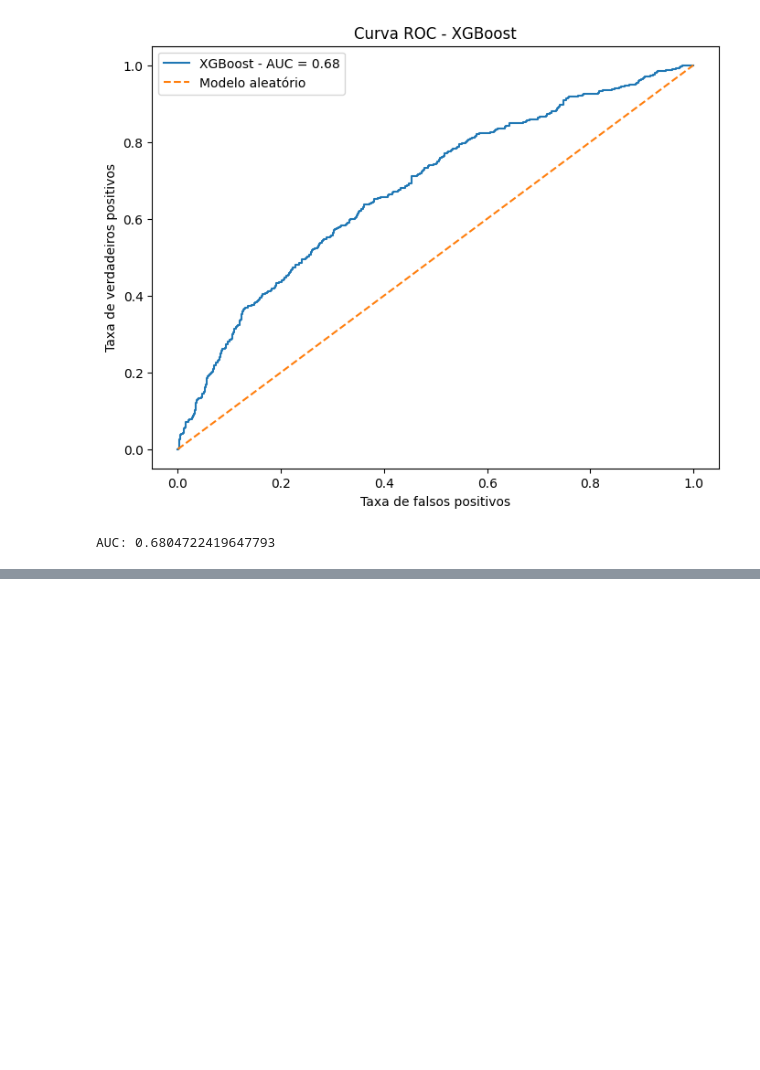
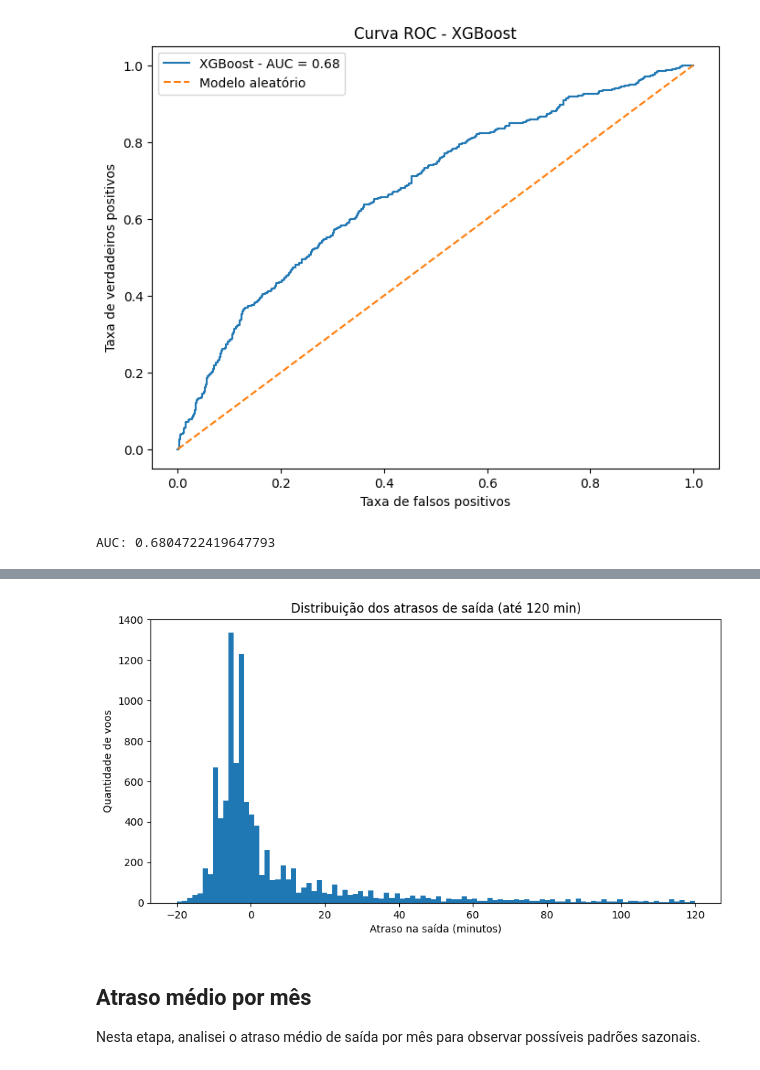
Before and after one commit to pablohrnq/predicao-atraso-voos-machine-learning, a Jupyter notebook: predicao_atraso_voos.ipynb, the cells around one changed output, grey strips where cells are left out. Cells and saved outputs as stored; diff of their text form; code cells hidden in the pictures; blank space fills up the shorter version.

```diff
--- a/predicao_atraso_voos.ipynb
+++ b/predicao_atraso_voos.ipynb
@@ -756,0 +781,4 @@ os.listdir()
+# %%
+df = pd.read_csv('/content/flight_data_2024_sample.csv')
+
+df.head()
@@ -756,0 +887,13 @@ os.listdir()
+# %%
+plt.figure(figsize=(10,5))
+plt.hist(df['dep_delay'].dropna(), bins=100, range=(-20, 120))
+plt.title('Distribuição dos atrasos de saída (até 120 min)')
+plt.xlabel('Atraso na saída (minutos)')
+plt.ylabel('Quantidade de voos')
+plt.show()
+# %% [output]
+[figure, added]
+# %% [markdown]
+## Atraso médio por mês
+
+Nesta etapa, analisei o atraso médio de saída por mês para observar possíveis padrões sazonais.
```
Also changed, not shown: parts of 39 cells of this notebook.
